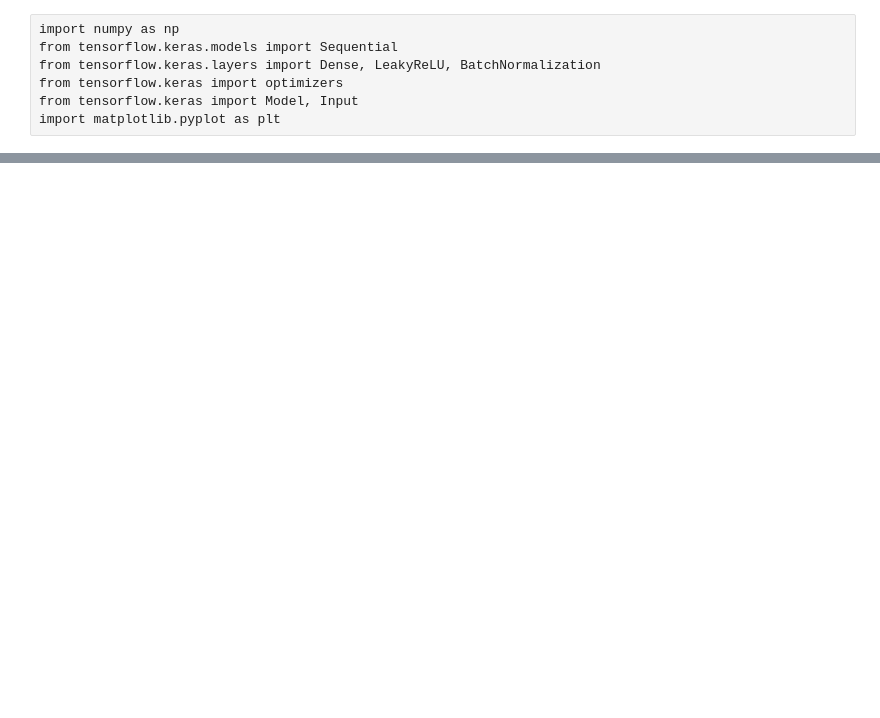
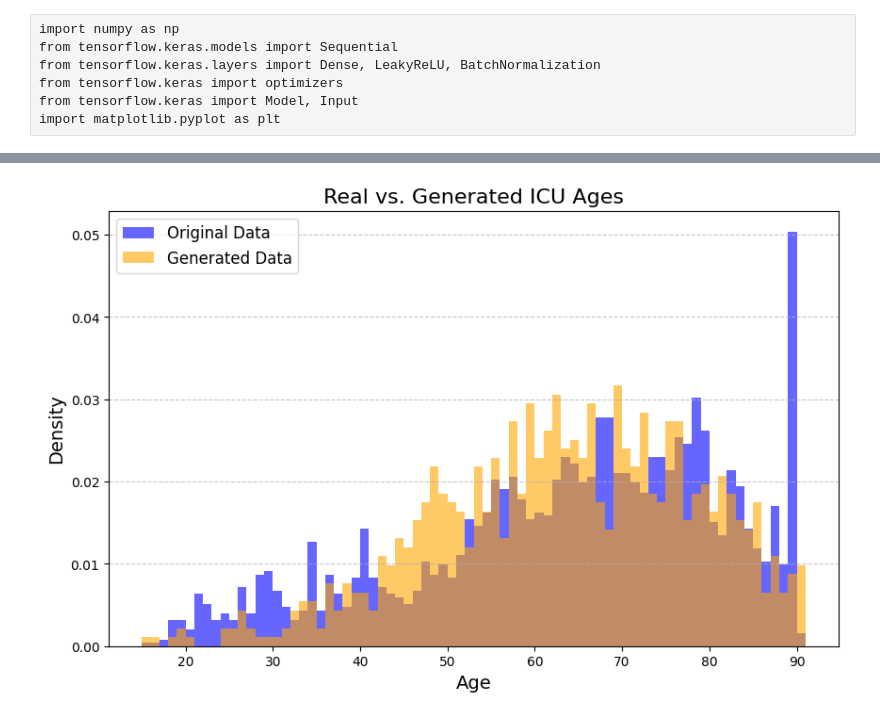
Before and after one commit to ftoralesacosta/JLab_Data-Scientist-II, a Jupyter notebook: Problem2_GAN/Problem2_GAN.ipynb, the cells around one changed output, grey strips where cells are left out. Cells and saved outputs as stored; diff of their text form; code cells hidden in the pictures; blank space fills up the shorter version.

Commit message:
plotted real vs gen data

```diff
--- a/Problem2_GAN/Problem2_GAN.ipynb
+++ b/Problem2_GAN/Problem2_GAN.ipynb
@@ -92,0 +93,23 @@ plt.show()
+# %%
+num_samples = 1000
+
+# Generate noise for the generator
+random_input = np.random.normal(0, 1, (num_samples, latent_dim))
+generated_ages = generator.predict(random_input)
+
+# Denormalize generated ages back to the original scale
+generated_ages = generated_ages * (max_age - min_age) + min_age
+
+# Plot the original and generated age distributions
+plt.figure(figsize=(10, 6))
+bins = np.arange(min_age, max_age + 2, 1)  # 1-year bin size
+plt.hist(ages, bins=bins, density=True, alpha=0.6, label='Original Data', color='blue')
+plt.hist(generated_ages, bins=bins, density=True, alpha=0.6, label='Generated Data', color='orange')
+
+plt.title('Real vs. Generated ICU Ages', fontsize=16)
+plt.xlabel('Age', fontsize=14)
+plt.ylabel('Density', fontsize=14)
+plt.legend(fontsize=12)
+plt.grid(axis='y', linestyle='--', alpha=0.7)
+plt.show()
+# %% [output]
@@ -92,0 +117 @@ plt.show()
+[figure, added]
```
Also changed, not shown: parts of 5 cells of this notebook.
